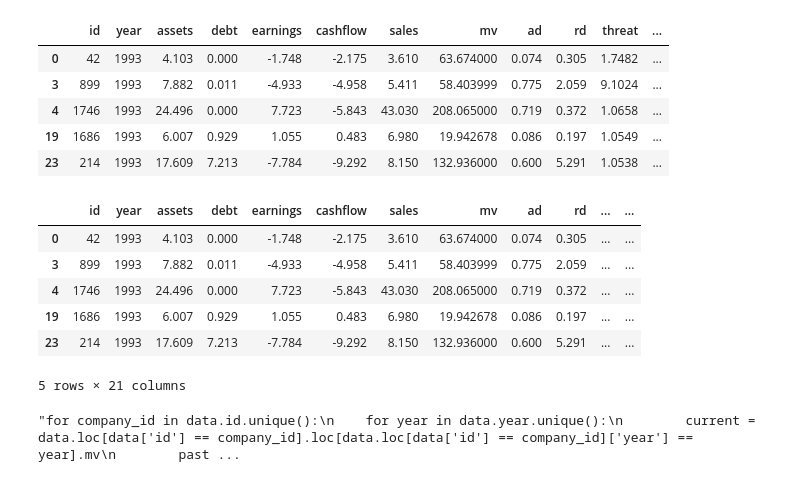
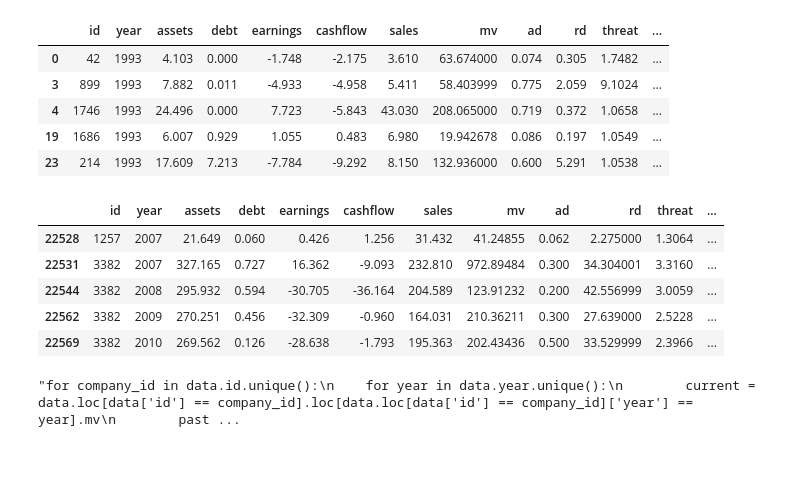
Before and after one commit to cyrilmichino/health-marketing-analytics, a Jupyter notebook: notebook.ipynb, the cells around one changed output. Drawn from its saved outputs; the diff is of its cells as text; code cells hidden in the pictures.

```diff
--- a/notebook.ipynb
+++ b/notebook.ipynb
@@ -254,18 +241,24 @@ data.head()
 | 4 | 1746 | 1993 | 24.496 | 0.000 | 7.723 | -5.843 | 43.030 | 208.065000 | 0.719 | 0.372 | 1.0658 | ... |
 | 19 | 1686 | 1993 | 6.007 | 0.929 | 1.055 | 0.483 | 6.980 | 19.942678 | 0.086 | 0.197 | 1.0549 | ... |
 | 23 | 214 | 1993 | 17.609 | 7.213 | -7.784 | -9.292 | 8.150 | 132.936000 | 0.600 | 5.291 | 1.0538 | ... |
-# %%
-#defining firm value.
-data['fv_alt'] = data['mv']/data['log_assets']
-data.head()
-# %% [output]
-|  | id | year | assets | debt | earnings | cashflow | sales | mv | ad | rd | ... | ... |
-| 0 | 42 | 1993 | 4.103 | 0.000 | -1.748 | -2.175 | 3.610 | 63.674000 | 0.074 | 0.305 | ... | ... |
-| 3 | 899 | 1993 | 7.882 | 0.011 | -4.933 | -4.958 | 5.411 | 58.403999 | 0.775 | 2.059 | ... | ... |
-| 4 | 1746 | 1993 | 24.496 | 0.000 | 7.723 | -5.843 | 43.030 | 208.065000 | 0.719 | 0.372 | ... | ... |
-| 19 | 1686 | 1993 | 6.007 | 0.929 | 1.055 | 0.483 | 6.980 | 19.942678 | 0.086 | 0.197 | ... | ... |
-| 23 | 214 | 1993 | 17.609 | 7.213 | -7.784 | -9.292 | 8.150 | 132.936000 | 0.600 | 5.291 | ... | ... |
-5 rows × 21 columns
+# %%
+#Generate Market growth
+data['mkt_growth'] = 0
+
+for year in data.year.unique()[1:]:
+    current = np.sum(data['sales'] * np.equal(data['year'],year))
+    past = np.sum(data['sales'] * np.equal(data['year'],year-1))
+    growth = (current-past)/past
+    data.at[data['year'] == year, 'mkt_growth'] = growth
+
+data.tail()
+# %% [output]
+|  | id | year | assets | debt | earnings | cashflow | sales | mv | ad | rd | threat | ... |
+| 22528 | 1257 | 2007 | 21.649 | 0.060 | 0.426 | 1.256 | 31.432 | 41.24855 | 0.062 | 2.275000 | 1.3064 | ... |
+| 22531 | 3382 | 2007 | 327.165 | 0.727 | 16.362 | -9.093 | 232.810 | 972.89484 | 0.300 | 34.304001 | 3.3160 | ... |
+| 22544 | 3382 | 2008 | 295.932 | 0.594 | -30.705 | -36.164 | 204.589 | 123.91232 | 0.200 | 42.556999 | 3.0059 | ... |
+| 22562 | 3382 | 2009 | 270.251 | 0.456 | -32.309 | -0.960 | 164.031 | 210.36211 | 0.300 | 27.639000 | 2.5228 | ... |
+| 22569 | 3382 | 2010 | 269.562 | 0.126 | -28.638 | -1.793 | 195.363 | 202.43436 | 0.500 | 33.529999 | 2.3966 | ... |
 # %%
 #Market growth needs to be redefined to make sense (Code commented out)
 '''for company_id in data.id.unique():
```
Also changed, not shown: parts of 3 cells of this notebook.
